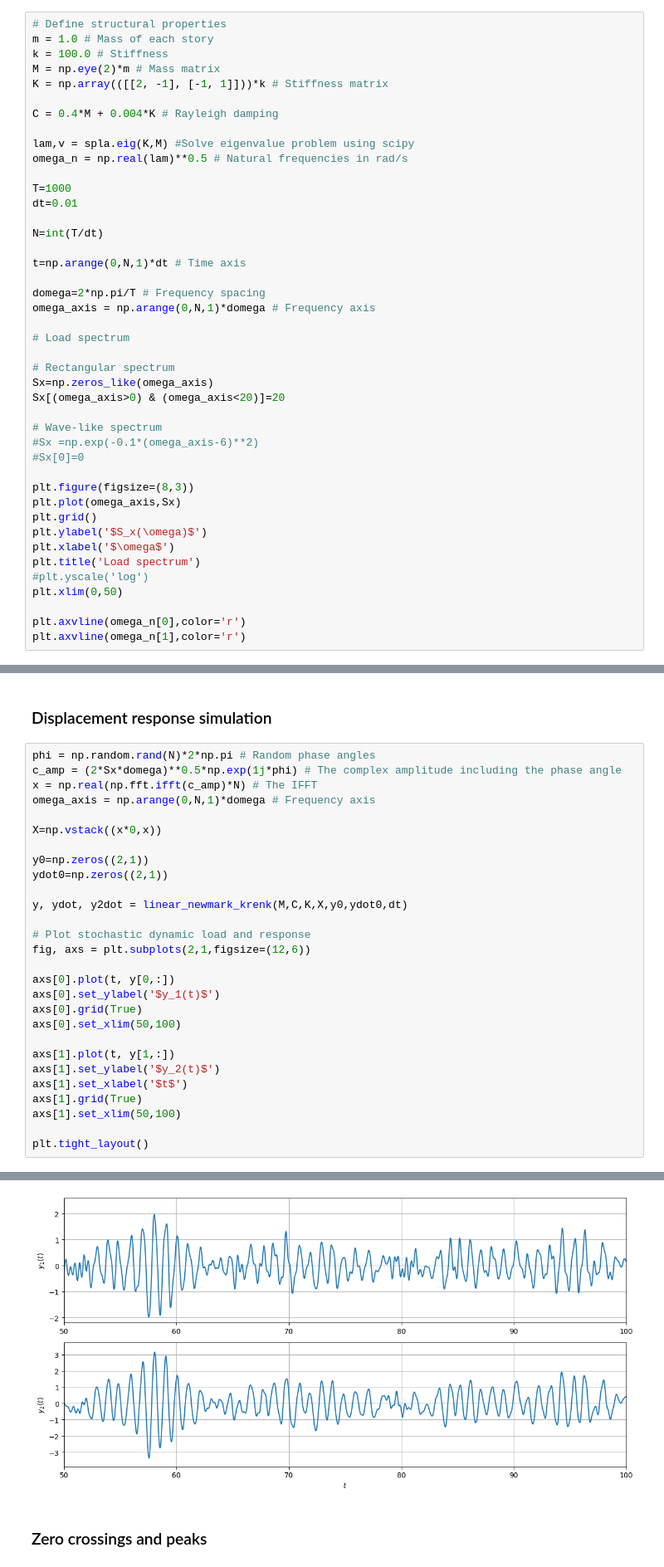
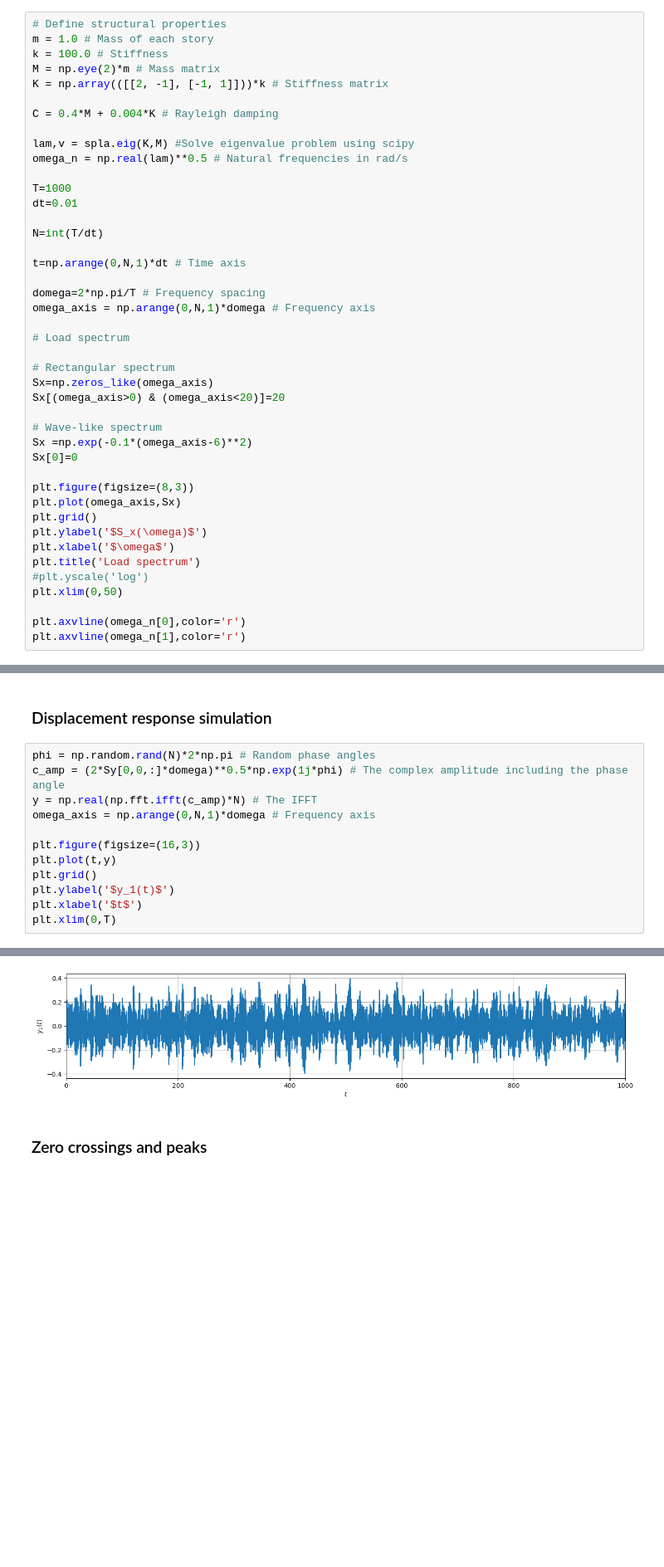
Before and after one commit to oiseth/TKT4108StructuralDynamics2, a Jupyter notebook: python/jupyterNotebooks/Example 5_1 Narrowbanded processes.ipynb, the cells around one changed output, grey strips where cells are left out. Shown at 83% size. Drawn from its saved outputs; the diff is of its cells as text; blank space fills up the shorter version.

```diff
--- a/python/jupyterNotebooks/Example 5_1 Narrowbanded processes.ipynb
+++ b/python/jupyterNotebooks/Example 5_1 Narrowbanded processes.ipynb
@@ -111,8 +112,8 @@ Sx=np.zeros_like(omega_axis)
 Sx[(omega_axis>0) & (omega_axis<20)]=20
 
 # Wave-like spectrum
-#Sx =np.exp(-0.1*(omega_axis-6)**2)
-#Sx[0]=0
+Sx =np.exp(-0.1*(omega_axis-6)**2)
+Sx[0]=0
 
 plt.figure(figsize=(8,3))
 plt.plot(omega_axis,Sx)
@@ -160,30 +160,14 @@ plt.tight_layout()
 ### Displacement response simulation
 # %%
 phi = np.random.rand(N)*2*np.pi # Random phase angles
-c_amp = (2*Sx*domega)**0.5*np.exp(1j*phi) # The complex amplitude including the phase angle
-x = np.real(np.fft.ifft(c_amp)*N) # The IFFT
+c_amp = (2*Sy[0,0,:]*domega)**0.5*np.exp(1j*phi) # The complex amplitude including the phase angle
+y = np.real(np.fft.ifft(c_amp)*N) # The IFFT
 omega_axis = np.arange(0,N,1)*domega # Frequency axis
 
-X=np.vstack((x*0,x))
-
-y0=np.zeros((2,1))
-ydot0=np.zeros((2,1))
-
-y, ydot, y2dot = linear_newmark_krenk(M,C,K,X,y0,ydot0,dt)
-
-# Plot stochastic dynamic load and response
-fig, axs = plt.subplots(2,1,figsize=(12,6))
-
-axs[0].plot(t, y[0,:])
-axs[0].set_ylabel('$y_1(t)$')
-axs[0].grid(True)
-axs[0].set_xlim(50,100)
-
-axs[1].plot(t, y[1,:])
-axs[1].set_ylabel('$y_2(t)$')
-axs[1].set_xlabel('$t$')
-axs[1].grid(True)
-axs[1].set_xlim(50,100)
-
-plt.tight_layout()
+plt.figure(figsize=(16,3))
+plt.plot(t,y)
+plt.grid()
+plt.ylabel('$y_1(t)$')
+plt.xlabel('$t$')
+plt.xlim(0,T)
 # %% [output]
@@ -190,4 +175,4 @@ plt.tight_layout()
-[figure, old version]
+[figure, new version]
 # %% [markdown]
 ### Zero crossings and peaks
 # %%
```
Also changed, not shown: parts of 10 cells of this notebook, 1 other file.
